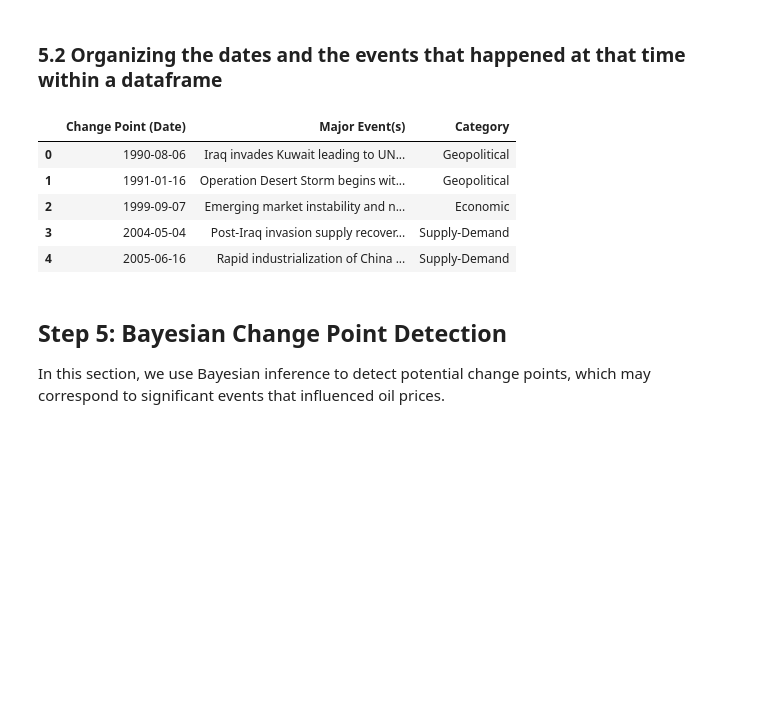
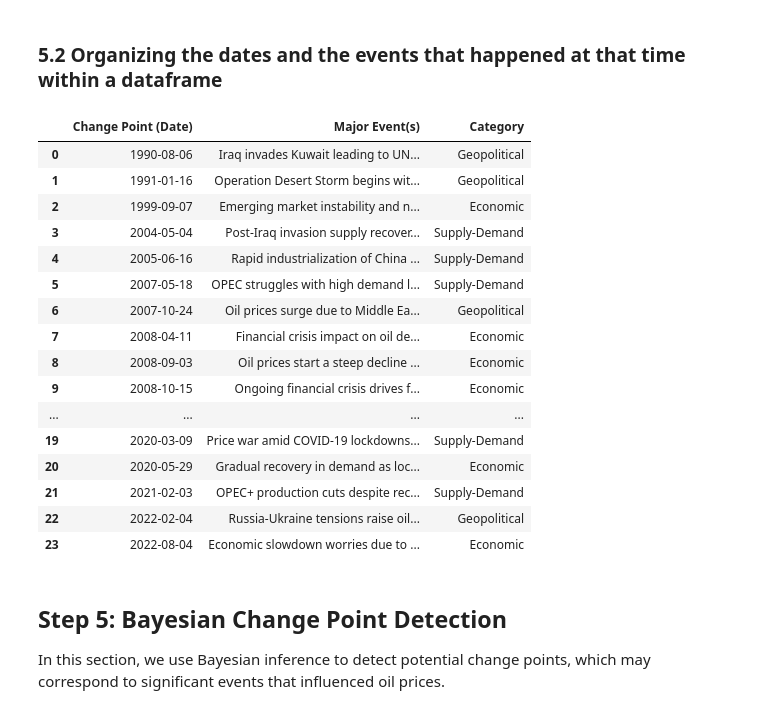
Before and after one commit to BlenSeleshi/ChangePointAnalysis, a Jupyter notebook: notebooks/brent_oil_analysis.ipynb, the cells around one changed output. Saved outputs shown, nothing was run; the diff lists cells and outputs as text; code cells hidden in the pictures; blank space fills up the shorter version.

```diff
--- a/notebooks/brent_oil_analysis.ipynb
+++ b/notebooks/brent_oil_analysis.ipynb
@@ -123,7 +123,7 @@ Change Points (Dates): DatetimeIndex(['1990-08-06', '1991-01-16', '1999-09-07',
 import pandas as pd
 
 # Define your data
-data = {
+data_events = {
     "Change Point (Date)": [
         "1990-08-06", "1991-01-16", "1999-09-07", "2004-05-04",
         "2005-06-16", "2007-05-18", "2007-10-24", "2008-04-11",
@@ -170,14 +170,25 @@ data = {
 # %%
 
 # Convert to DataFrame
-df_events = pd.DataFrame(data)
+df_events = pd.DataFrame(data_events)
 
 # Display the table
-df_events.head()
+df_events.head(25)
 # %% [output]
 |  | Change Point (Date) | Major Event(s) | Category |
 | 0 | 1990-08-06 | Iraq invades Kuwait leading to UN... | Geopolitical |
 | 1 | 1991-01-16 | Operation Desert Storm begins wit... | Geopolitical |
 | 2 | 1999-09-07 | Emerging market instability and n... | Economic |
 | 3 | 2004-05-04 | Post-Iraq invasion supply recover... | Supply-Demand |
 | 4 | 2005-06-16 | Rapid industrialization of China ... | Supply-Demand |
+| 5 | 2007-05-18 | OPEC struggles with high demand l... | Supply-Demand |
+| 6 | 2007-10-24 | Oil prices surge due to Middle Ea... | Geopolitical |
+| 7 | 2008-04-11 | Financial crisis impact on oil de... | Economic |
+| 8 | 2008-09-03 | Oil prices start a steep decline ... | Economic |
+| 9 | 2008-10-15 | Ongoing financial crisis drives f... | Economic |
+| ... | ... | ... | ... |
+| 19 | 2020-03-09 | Price war amid COVID-19 lockdowns... | Supply-Demand |
+| 20 | 2020-05-29 | Gradual recovery in demand as loc... | Economic |
+| 21 | 2021-02-03 | OPEC+ production cuts despite rec... | Supply-Demand |
+| 22 | 2022-02-04 | Russia-Ukraine tensions raise oil... | Geopolitical |
+| 23 | 2022-08-04 | Economic slowdown worries due to ... | Economic |
```
Also changed, not shown: parts of 7 cells of this notebook.
